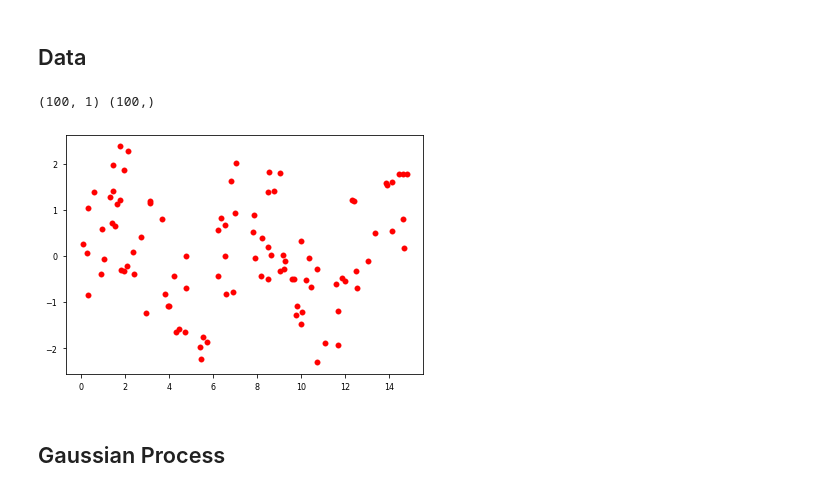
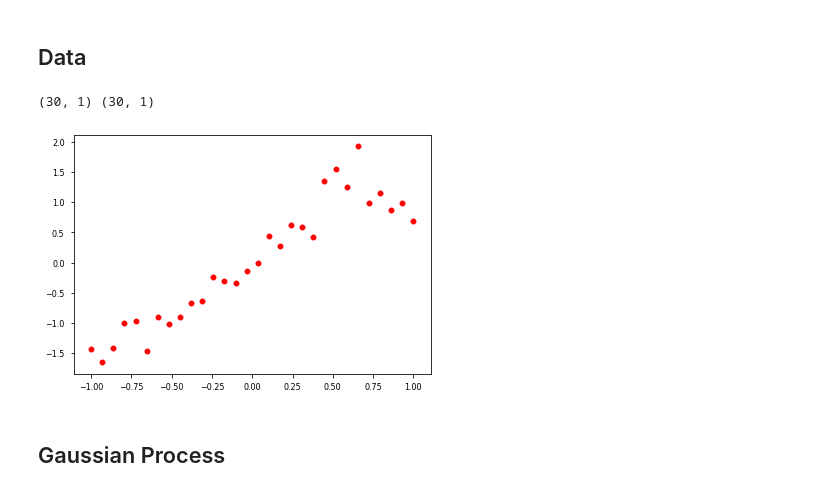
Before and after one commit to jejjohnson/uncertain_gps, a Jupyter notebook: notebooks/1.0_gp_basics.ipynb, the cells around one changed output. Saved outputs shown, nothing was run; the diff lists cells and outputs as text; code cells hidden in the pictures.

```diff
--- a/notebooks/1.0_gp_basics.ipynb
+++ b/notebooks/1.0_gp_basics.ipynb
@@ -14,32 +14,46 @@ import functools
 
 import jax
 import jax.numpy as jnp
+from jax.experimental import optimizers
 import numpy as np
+import numpy as onp
+
+import logging
+logger = logging.getLogger()
+logger.setLevel(logging.DEBUG)
+
 
 # Plotting libraries
 import matplotlib.pyplot as plt
 plt.style.use(['seaborn-paper'])
 # %% [markdown]
 ## Data
-# %%
-def get_data(n_points=100):
-    rng = np.random.RandomState(0)
-
-    # Generate sample data
-    X = 15 * rng.rand(100, 1)
-    y = np.sin(X).ravel()
-    y += 3 * (0.5 - rng.rand(X.shape[0]))  # add noise
-    return X, y
+# %%
+def get_data(N=30, sigma_obs=0.15, N_test=400):
+    onp.random.seed(0)
+    X = jnp.linspace(-1, 1, N)
+    Y = X + 0.2 * jnp.power(X, 3.0) + 0.5 * jnp.power(0.5 + X, 2.0) * jnp.sin(4.0 * X)
+    Y += sigma_obs * onp.random.randn(N)
+    Y -= jnp.mean(Y)
+    Y /= jnp.std(Y)
+
+    assert X.shape == (N,)
+    assert Y.shape == (N,)
+
+    X_test = jnp.linspace(-1.2, 1.2, N_test)
+
+    return X[:, None], Y[:, None], X_test[:, None], None
 # %%
-X, y = get_data()
+logger.setLevel(logging.INFO)
+, y, Xtest, ytest = get_data()
 print(X.shape, y.shape)
 
 fig, ax = plt.subplots()
 ax.scatter(X, y, c='red')
 plt.show()
 # %% [output]
-(100, 1) (100,)
+(30, 1) (30, 1)
-[figure, old version]
+[figure, new version]
 # %% [markdown]
 ## Gaussian Process
 # %% [markdown]
```
Also changed, not shown: parts of 51 cells of this notebook.
